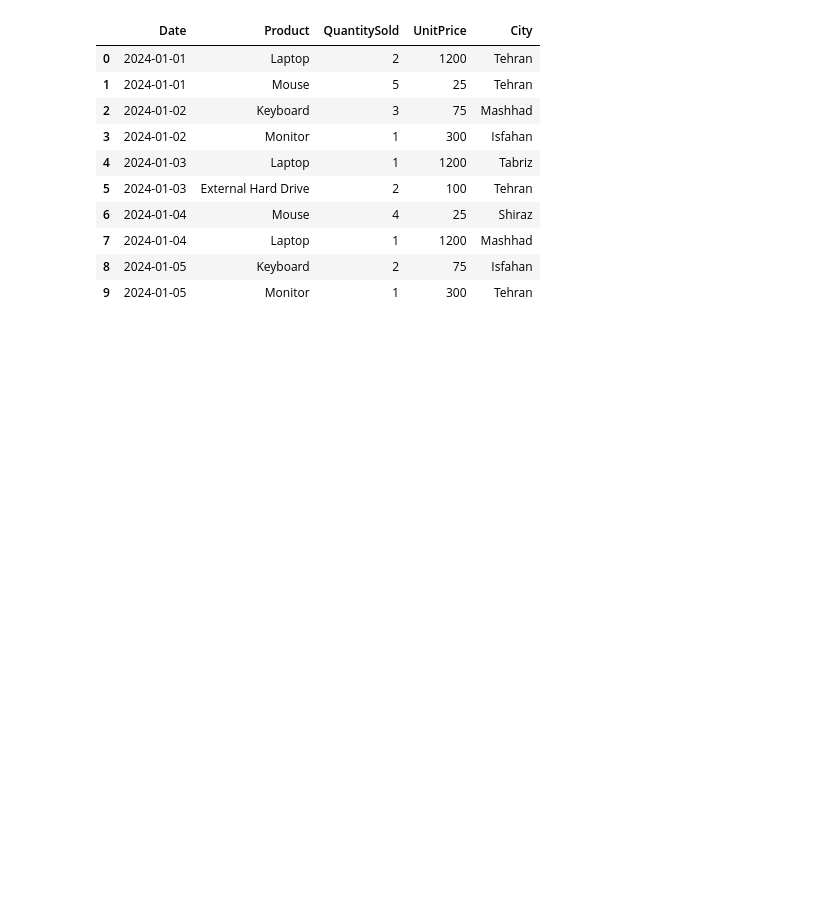
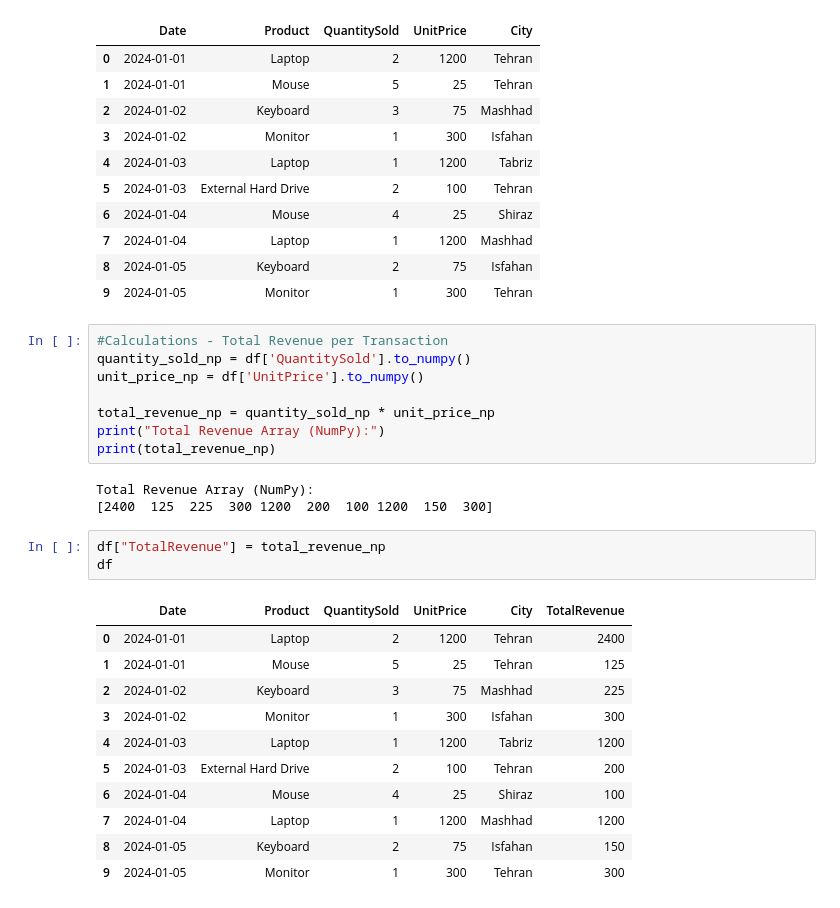
Before and after one commit to Mahdi-Miri/numpy, a Jupyter notebook: Numpy.ipynb, the cells around one changed output. Saved outputs shown, nothing was run; the diff lists cells and outputs as text; blank space fills up the shorter version.

```diff
--- a/Numpy.ipynb
+++ b/Numpy.ipynb
@@ -393,3 +393,29 @@ df
 | 7 | 2024-01-04 | Laptop | 1 | 1200 | Mashhad |
 | 8 | 2024-01-05 | Keyboard | 2 | 75 | Isfahan |
 | 9 | 2024-01-05 | Monitor | 1 | 300 | Tehran |
+# %%
+#Calculations - Total Revenue per Transaction
+quantity_sold_np = df['QuantitySold'].to_numpy()
+unit_price_np = df['UnitPrice'].to_numpy()
+
+total_revenue_np = quantity_sold_np * unit_price_np
+print("Total Revenue Array (NumPy):")
+print(total_revenue_np)
+# %% [output]
+Total Revenue Array (NumPy):
+[2400  125  225  300 1200  200  100 1200  150  300]
+# %%
+df["TotalRevenue"] = total_revenue_np
+df
+# %% [output]
+|  | Date | Product | QuantitySold | UnitPrice | City | TotalRevenue |
+| 0 | 2024-01-01 | Laptop | 2 | 1200 | Tehran | 2400 |
+| 1 | 2024-01-01 | Mouse | 5 | 25 | Tehran | 125 |
+| 2 | 2024-01-02 | Keyboard | 3 | 75 | Mashhad | 225 |
+| 3 | 2024-01-02 | Monitor | 1 | 300 | Isfahan | 300 |
+| 4 | 2024-01-03 | Laptop | 1 | 1200 | Tabriz | 1200 |
+| 5 | 2024-01-03 | External Hard Drive | 2 | 100 | Tehran | 200 |
+| 6 | 2024-01-04 | Mouse | 4 | 25 | Shiraz | 100 |
+| 7 | 2024-01-04 | Laptop | 1 | 1200 | Mashhad | 1200 |
+| 8 | 2024-01-05 | Keyboard | 2 | 75 | Isfahan | 150 |
+| 9 | 2024-01-05 | Monitor | 1 | 300 | Tehran | 300 |
```
